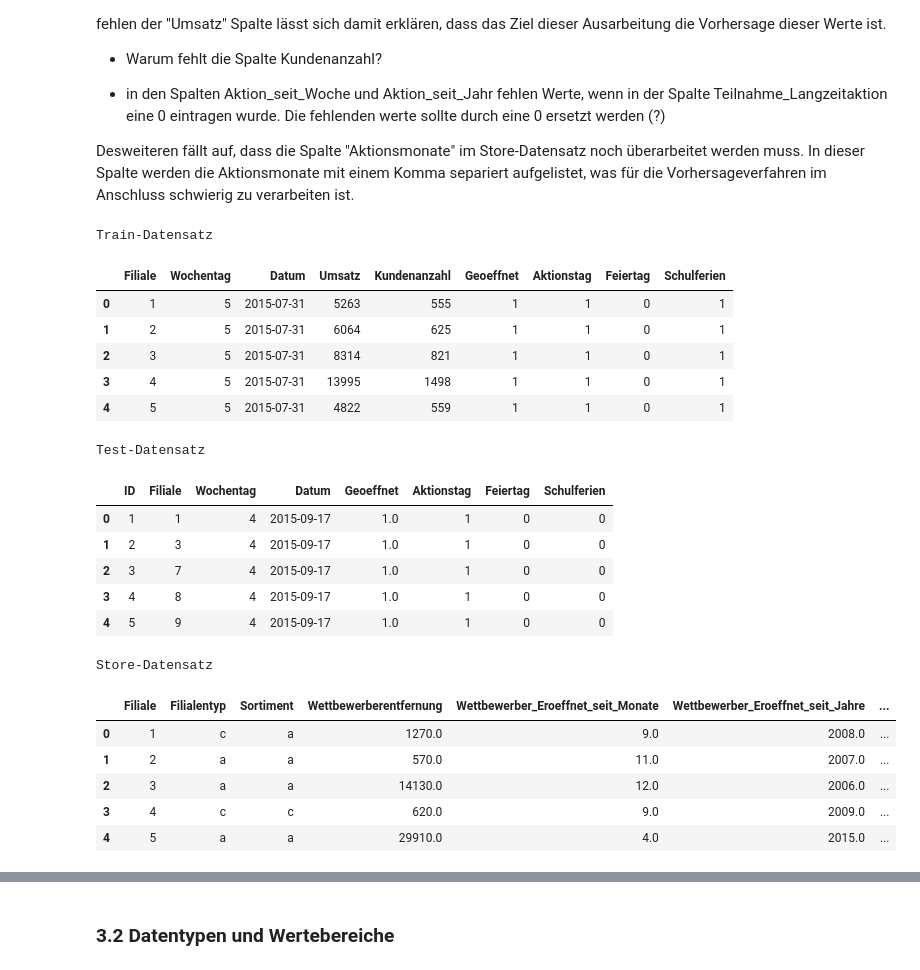
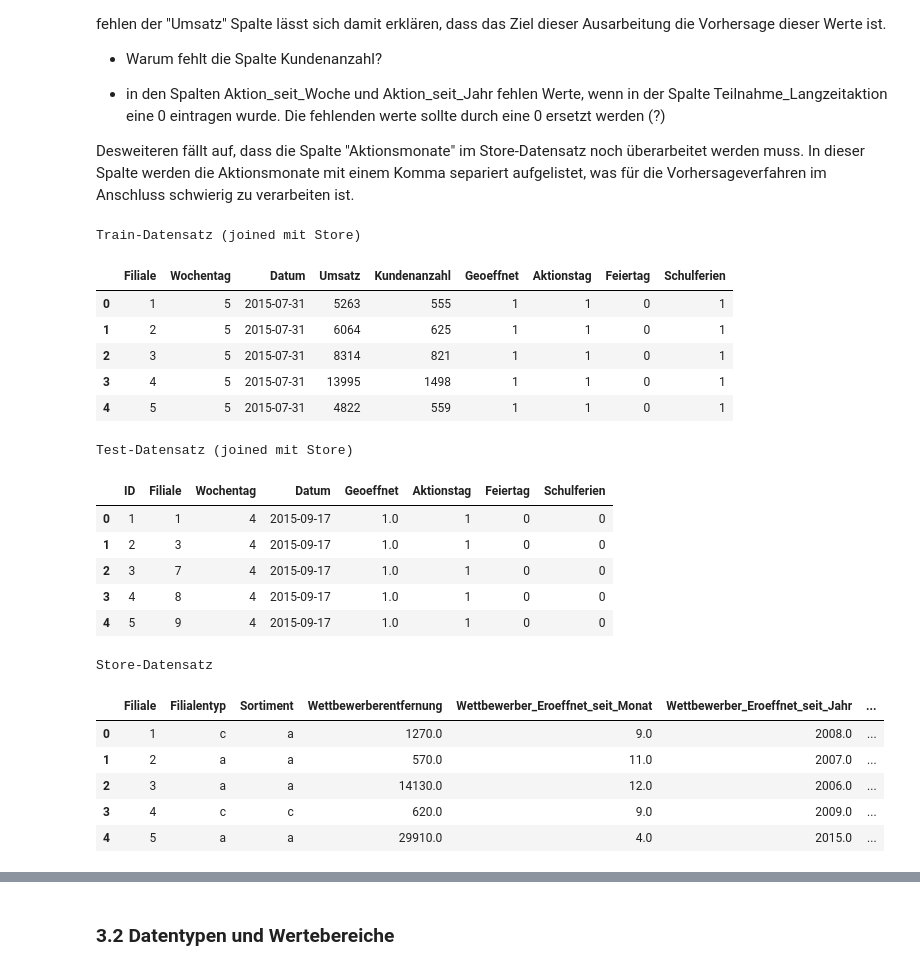
Before and after one commit to AliceKitchkin/Forecasting-Rossmann-Store-Sales, a Jupyter notebook: Forecasting_Notebook.ipynb, the cells around one changed output, grey strips where cells are left out. Drawn from its saved outputs; the diff is of its cells as text; code cells hidden in the pictures.

```diff
--- a/Forecasting_Notebook.ipynb
+++ b/Forecasting_Notebook.ipynb
@@ -36,7 +38,7 @@ sns.set_style(style='white') # Hintergrund der Plots
 with zipfile.ZipFile("./data/train.zip", "r") as zip:
     zip.extract('train.csv', "./data/")
 
-train = pd.read_csv("./data/train.csv").rename(columns={"Store":"Filiale",
+train_original = pd.read_csv("./data/train.csv").rename(columns={"Store":"Filiale",
                                                         "DayOfWeek":"Wochentag",
                                                         "Date":"Datum",
                                                         "Sales":"Umsatz",
@@ -46,7 +48,7 @@ train = pd.read_csv("./data/train.csv").rename(columns={"Store":"Filiale",
                                                         "StateHoliday":"Feiertag",
                                                         "SchoolHoliday":"Schulferien"})
 
-test = pd.read_csv("./data/test.csv").rename(columns={"Id":"ID",
+test_original = pd.read_csv("./data/test.csv").rename(columns={"Id":"ID",
                                                       "Store":"Filiale",
                                                       "DayOfWeek":"Wochentag",
                                                       "Date":"Datum",
@@ -55,12 +57,12 @@ test = pd.read_csv("./data/test.csv").rename(columns={"Id":"ID",
                                                       "StateHoliday":"Feiertag",
                                                       "SchoolHoliday":"Schulferien"})
 
-store = pd.read_csv("./data/store.csv").rename(columns={"Store":"Filiale",
+store_original = pd.read_csv("./data/store.csv").rename(columns={"Store":"Filiale",
                                                         "StoreType":"Filialentyp",
                                                         "Assortment":"Sortiment",
                                                         "CompetitionDistance":"Wettbewerberentfernung",
-                                                        "CompetitionOpenSinceMonth":"Wettbewerber_Eroeffnet_seit_Monate",
-                                                        "CompetitionOpenSinceYear":"Wettbewerber_Eroeffnet_seit_Jahre",
+                                                        "CompetitionOpenSinceMonth":"Wettbewerber_Eroeffnet_seit_Monat",
+                                                        "CompetitionOpenSinceYear":"Wettbewerber_Eroeffnet_seit_Jahr",
                                                         "Promo2": "Teilnahme_Langzeitaktion",
                                                         "Promo2SinceWeek":"Aktion_seit_Woche",
                                                         "Promo2SinceYear":"Aktion_seit_Jahr",
@@ -68,3 +72,10 @@ store = pd.read_csv("./data/store.csv").rename(columns={"Store":"Filiale",
+# %%
+train = train_original
+test = test_original
+store = store_original
+
+train_x_store = pd.merge(train, store)
+test_x_store = pd.merge(test, store)
 # %% [markdown]
 ## 3. Deskriptive Analyse <a id="3"></a> <br>
 # %% [markdown]
@@ -83,31 +94,31 @@ Um ein ersten Gefühl für die Daten zu bekommen, werden im ersten Schritt die e
 
 Desweiteren fällt auf, dass die Spalte "Aktionsmonate" im Store-Datensatz noch überarbeitet werden muss. In dieser Spalte werden die Aktionsmonate mit einem Komma separiert aufgelistet, was für die Vorhersageverfahren im Anschluss schwierig zu verarbeiten ist.
 # %%
-print("\nTrain-Datensatz")
+print("\nTrain-Datensatz (joined mit Store)")
 display(train.head())
 
-print("\nTest-Datensatz")
+print("\nTest-Datensatz (joined mit Store)")
 display(test.head())
 
 print("\nStore-Datensatz")
-display(store.head())
+display(store_original.head())
 # %% [output]
-Train-Datensatz
+Train-Datensatz (joined mit Store)
 |  | Filiale | Wochentag | Datum | Umsatz | Kundenanzahl | Geoeffnet | Aktionstag | Feiertag | Schulferien |
 | 0 | 1 | 5 | 2015-07-31 | 5263 | 555 | 1 | 1 | 0 | 1 |
 | 1 | 2 | 5 | 2015-07-31 | 6064 | 625 | 1 | 1 | 0 | 1 |
 | 2 | 3 | 5 | 2015-07-31 | 8314 | 821 | 1 | 1 | 0 | 1 |
 | 3 | 4 | 5 | 2015-07-31 | 13995 | 1498 | 1 | 1 | 0 | 1 |
 | 4 | 5 | 5 | 2015-07-31 | 4822 | 559 | 1 | 1 | 0 | 1 |
-Test-Datensatz
+Test-Datensatz (joined mit Store)
 |  | ID | Filiale | Wochentag | Datum | Geoeffnet | Aktionstag | Feiertag | Schulferien |
 | 0 | 1 | 1 | 4 | 2015-09-17 | 1.0 | 1 | 0 | 0 |
 | 1 | 2 | 3 | 4 | 2015-09-17 | 1.0 | 1 | 0 | 0 |
 | 2 | 3 | 7 | 4 | 2015-09-17 | 1.0 | 1 | 0 | 0 |
 | 3 | 4 | 8 | 4 | 2015-09-17 | 1.0 | 1 | 0 | 0 |
 | 4 | 5 | 9 | 4 | 2015-09-17 | 1.0 | 1 | 0 | 0 |
 Store-Datensatz
-|  | Filiale | Filialentyp | Sortiment | Wettbewerberentfernung | Wettbewerber_Eroeffnet_seit_Monate | Wettbewerber_Eroeffnet_seit_Jahre | ... |
+|  | Filiale | Filialentyp | Sortiment | Wettbewerberentfernung | Wettbewerber_Eroeffnet_seit_Monat | Wettbewerber_Eroeffnet_seit_Jahr | ... |
 | 0 | 1 | c | a | 1270.0 | 9.0 | 2008.0 | ... |
 | 1 | 2 | a | a | 570.0 | 11.0 | 2007.0 | ... |
 | 2 | 3 | a | a | 14130.0 | 12.0 | 2006.0 | ... |
```
Also changed, not shown: parts of 13 cells of this notebook.
